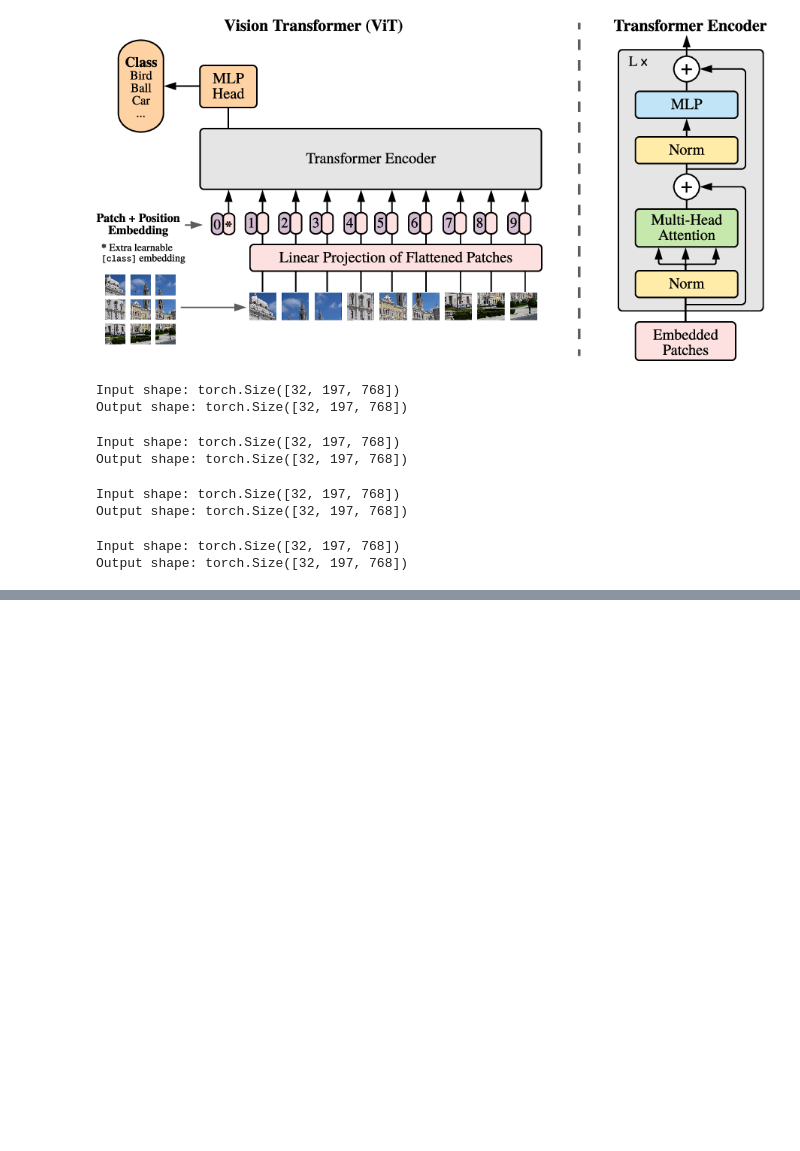
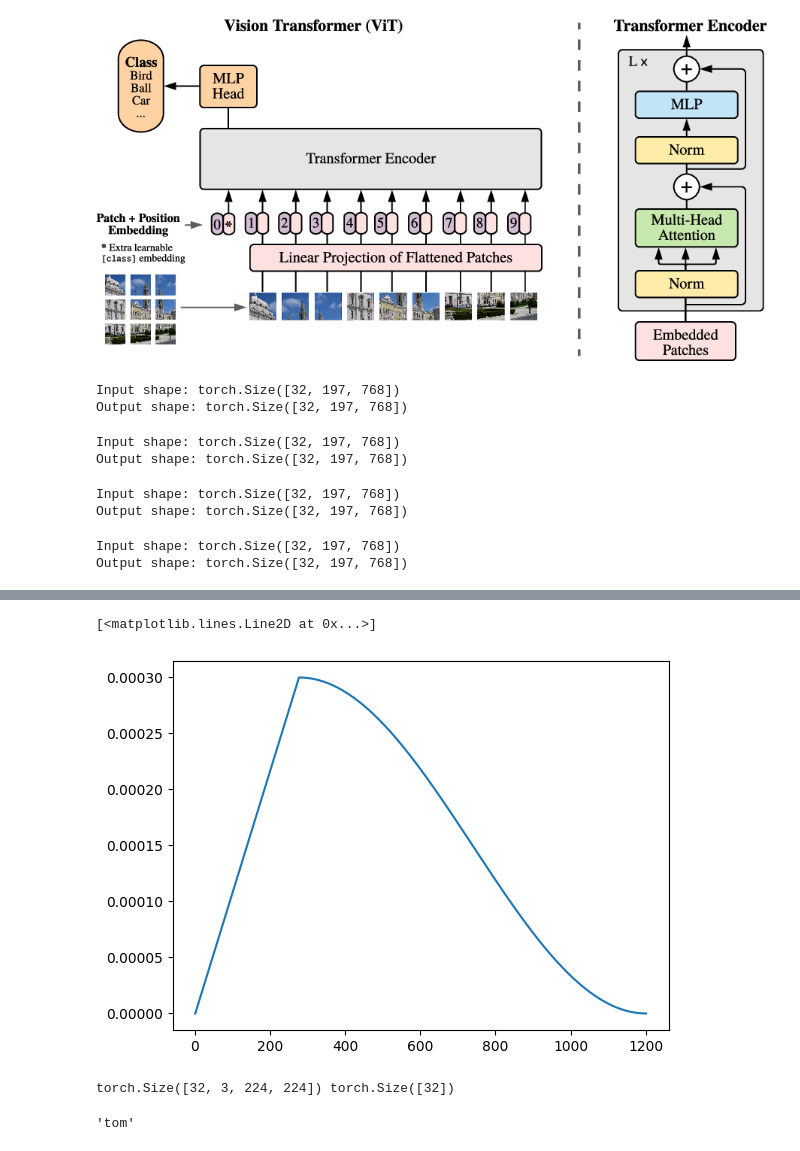
Before and after one commit to manindersingh120996/vision-transformer-from-scratch, a Jupyter notebook: base_exprimentations.ipynb, the cells around one changed output, grey strips where cells are left out. Drawn from its saved outputs; the diff is of its cells as text; code cells hidden in the pictures; blank space fills up the shorter version.

Commit message:
eval code added

```diff
--- a/base_exprimentations.ipynb
+++ b/base_exprimentations.ipynb
@@ -700,2 +736,36 @@ tensor([1.0680, 0.2113, 0.1289, 0.8053], grad_fn=<SelectBackward0>) tensor(0)
 # %%
+# in paper the author's have used custom learning rate scheduling of linear function of
+# linear increase in the learning rate and cosine decay in the learning rate
+
+import torch.optim as optim
+
+optimizer = optim.AdamW(
+    vit_sample_model.parameters(),
+    lr = 3e-4,
+    betas=(0.9,0.999),
+    weight_decay=0.1
+)
+
+# learning rate scheduling
+
+from torch.optim.lr_scheduler import LambdaLR
+
+EPOCHS = 100
+total_training_steps = EPOCHS * len(train_data_loader)
+num_warmup_steps = int(0.23 * total_training_steps) # using 10 % of total training steps for LR warmup scheduiling
+print(total_training_steps,num_warmup_steps)
+def lr_lambda(current_step: int):
+    """Learning rate schedule:
+       - Linear warmup for num_warmup_steps
+       - Cosine decay afterwards
+    """
+    if current_step < num_warmup_steps:
+        return float(current_step) / float(max(1, num_warmup_steps))
+
+    progress = float(current_step - num_warmup_steps) / float(max(1, total_training_steps - num_warmup_steps))
+    return max(0.0, 0.5 * (1.0 + math.cos(math.pi * progress)))
+
+scheduler = LambdaLR(optimizer=optimizer, lr_lambda= lr_lambda)
+print(scheduler)
+print(optimizer)
 # %% [output]
@@ -702,0 +974,19 @@ tensor(3)
+# %%
+plt.plot(np.arange(1,EPOCHS*n+2,1),learning_rates)
+# %% [output]
+[<matplotlib.lines.Line2D at 0x...>]
+[figure, added]
+# %%
+# model testing
+vit_sample_model.eval()
+with torch.inference_mode():
+    for image,label in test_data_loader:
+        print(image.shape,label.shape)
+        y_preds = vit_sample_model(image.to(device))
+        break
+# %% [output]
+torch.Size([32, 3, 224, 224]) torch.Size([32])
+# %%
+train_dataset.index_to_class[0]
+# %% [output]
+'tom'
```
Also changed, not shown: parts of 16 cells of this notebook.
